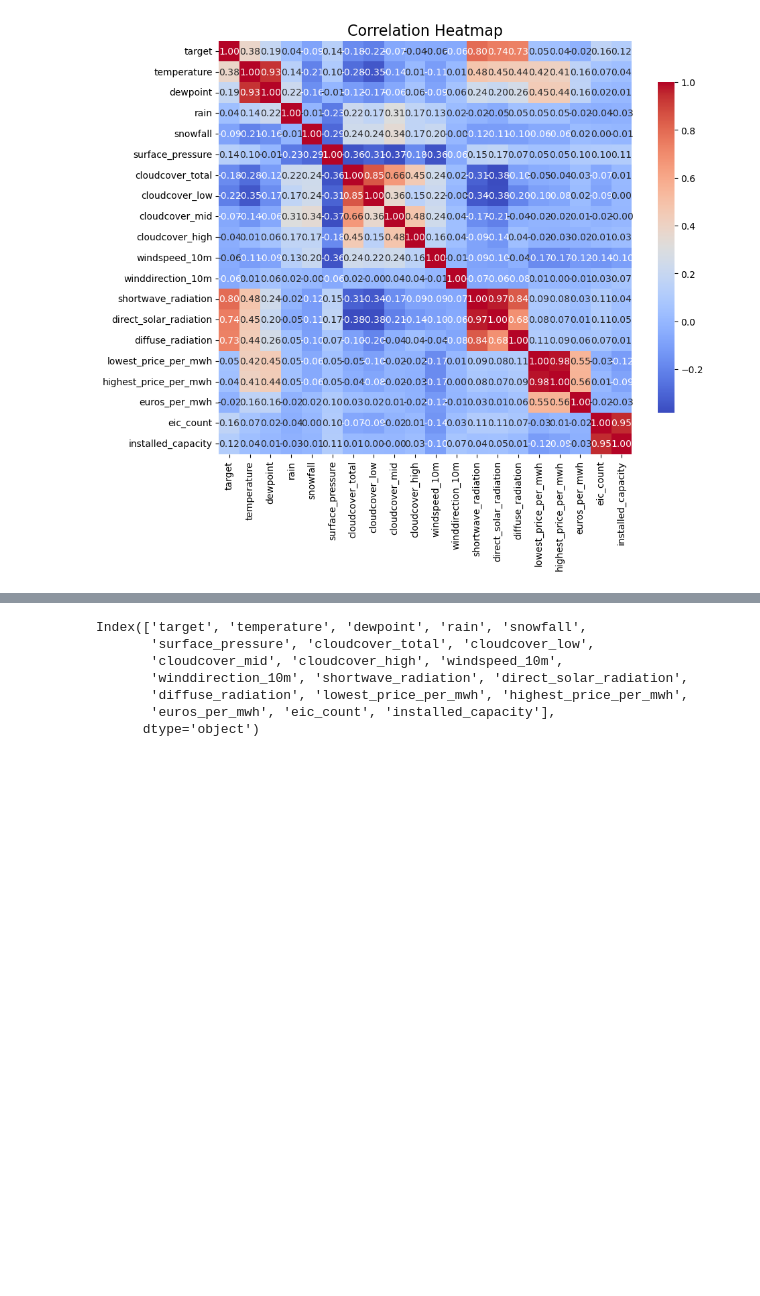
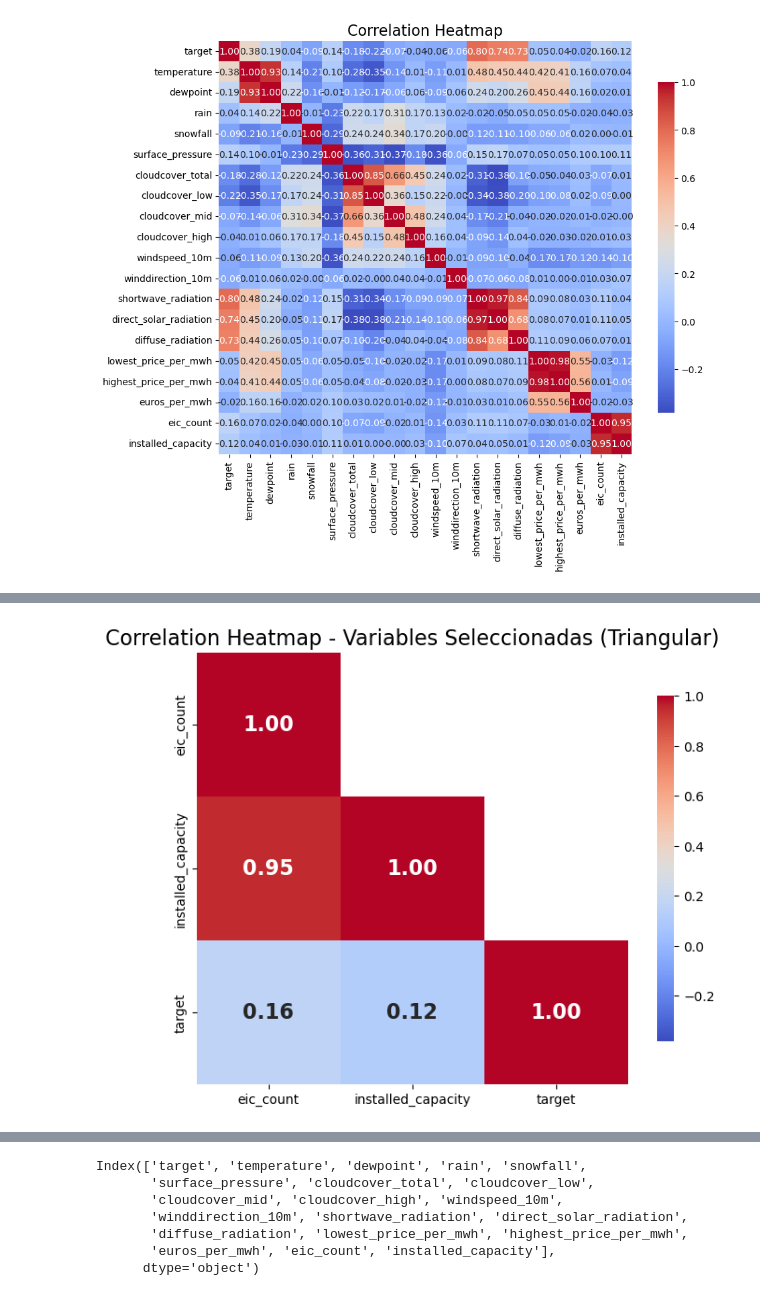
Before and after one commit to josemgoji/Proyecto-integrador-2, a Jupyter notebook: datalab/feat.selection.ipynb, the cells around one changed output, grey strips where cells are left out. Saved outputs shown, nothing was run; the diff lists cells and outputs as text; code cells hidden in the pictures; blank space fills up the shorter version.

```diff
--- a/datalab/feat.selection.ipynb
+++ b/datalab/feat.selection.ipynb
@@ -25,0 +202,16 @@ plt.show()
+# %%
+vmin = correlation_matrix.min().min()
+vmax = correlation_matrix.max().max()
+
+# Crear una máscara para la mitad superior, sin enmascarar la diagonal
+mask = np.triu(np.ones_like(correlation_submatrix, dtype=bool), k=1)
+
+# Graficar el mapa de calor triangular con la diagonal visible
+plt.figure(figsize=(8, 6))
+sns.heatmap(correlation_submatrix, annot=True, fmt=".2f", cmap='coolwarm', square=True,
+            cbar_kws={"shrink": .8}, vmin=vmin, vmax=vmax, mask=mask,
+            annot_kws={"size": 16, "weight": "bold"})
+plt.title('Correlation Heatmap - Variables Seleccionadas (Triangular)', fontsize=16)
+plt.show()
+# %% [output]
+[figure, added]
```
Also changed, not shown: parts of 7 cells of this notebook, 18 other files.
